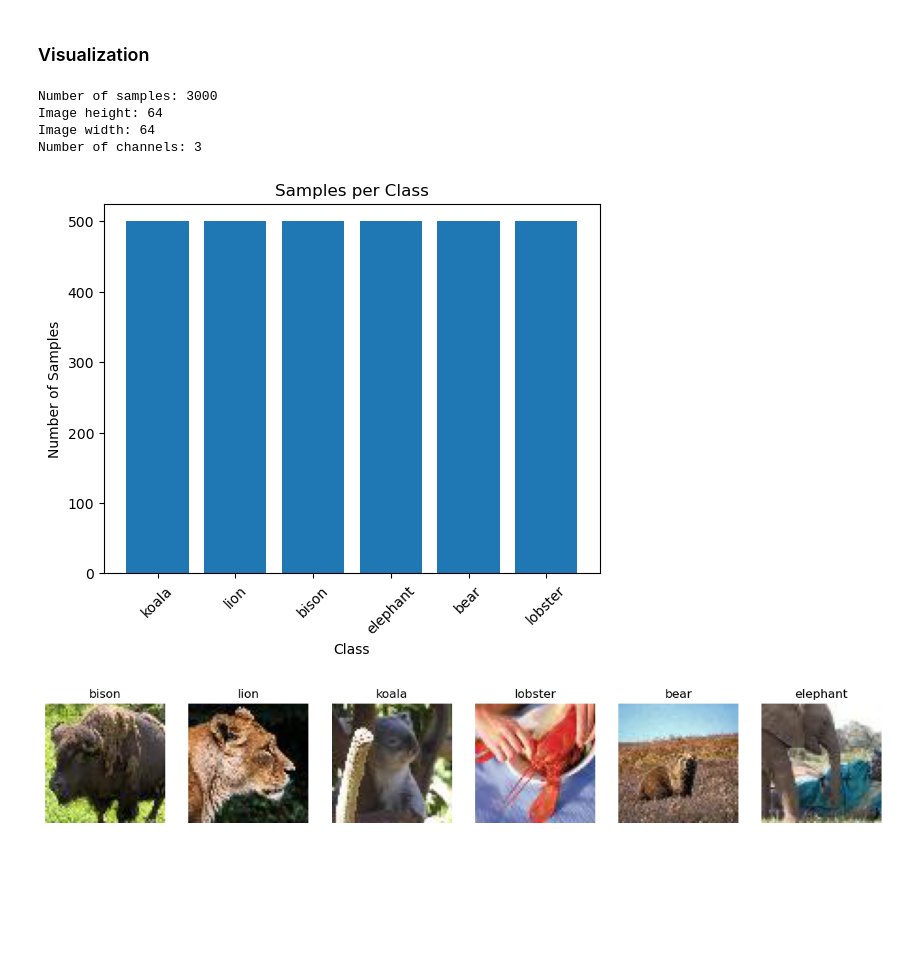
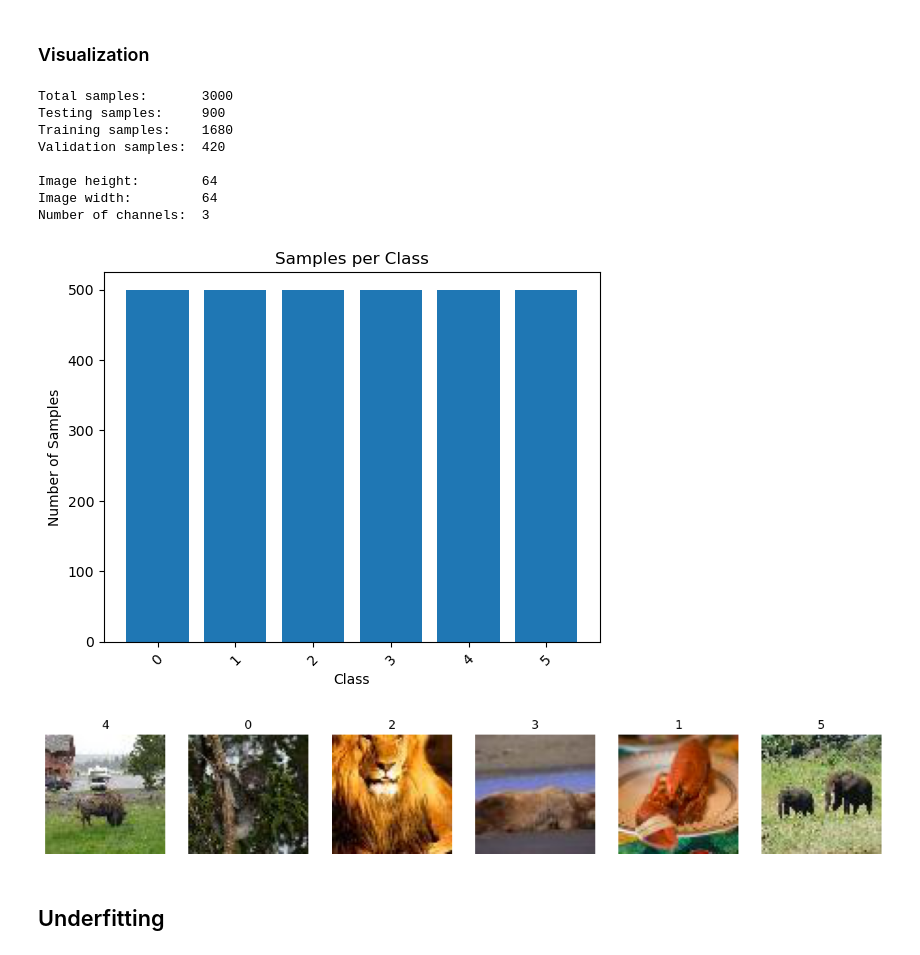
Before and after one commit to oliverdietsche/aiap-miniproj2, a Jupyter notebook: main.ipynb, the cells around one changed output. Cells and saved outputs as stored; diff of their text form; code cells hidden in the pictures; blank space fills up the shorter version.

Commit message:
WIP Underfitting

```diff
--- a/main.ipynb
+++ b/main.ipynb
@@ -32,13 +32,21 @@ with open(words_file, 'r') as f:
         line = line.strip().split('\t')
         class_labels[line[0]] = line[1]
 
+label_to_int_map = {label: i for i, label in enumerate(class_labels.values())}
+
+def label_to_int(label):
+    return label_to_int_map[label]
+
+def int_to_label(intVal):
+    return label_to_int_map.keys()[intVal]
+
 # Load images and labels
 images = []
 labels = []
 
 for folder_name in os.listdir(data_dir):
     if folder_name.startswith('n'):
-        label = class_labels[folder_name]
+        label = label_to_int(class_labels[folder_name])
         image_folder_path = os.path.join(data_dir, folder_name, "images")
         for image_name in os.listdir(image_folder_path):
             image_path = os.path.join(image_folder_path, image_name)
@@ -71,46 +79,58 @@ train_imgs, val_imgs, train_labels, val_labels = train_test_split(train_val_imgs
 ### Visualization
 # %%
 # Collect and print image stats
-(train_samples, image_height, image_width, num_channels) = images.shape
-print(f"Number of samples: {train_samples}")
-print(f"Image height: {image_height}")
-print(f"Image width: {image_width}")
-print(f"Number of channels: {num_channels}")
+(total_samples, image_height, image_width, num_channels) = images.shape
+test_samples = test_imgs.shape[0]
+train_samples = train_imgs.shape[0]
+val_samples = val_imgs.shape[0]
+print(f"Total samples:       {total_samples}")
+print(f"Testing samples:     {test_samples}")
+print(f"Training samples:    {train_samples}")
+print(f"Validation samples:  {val_samples}\n")
+print(f"Image height:        {image_height}")
+print(f"Image width:         {image_width}")
+print(f"Number of channels:  {num_channels}")
 
 # Count samples per class
 samples_per_class = {}
 for label in labels:
     samples_per_class[label] = samples_per_class.get(label, 0) + 1
 
 # Determine if dataset is balanced
 class_labels = list(samples_per_class.keys())
 class_counts = list(samples_per_class.values())
 plt.bar(class_labels, class_counts)
 plt.title('Samples per Class')
 plt.xlabel('Class')
 plt.ylabel('Number of Samples')
 plt.xticks(rotation=45)
 plt.show()
 
 # Plot sample image for every class
 num_samples_to_plot = 6
 classes_to_plot = np.random.choice(list(samples_per_class.keys()), num_samples_to_plot, replace=False)
 
 fig, axs = plt.subplots(1, num_samples_to_plot, figsize=(15, 3))
 
 for i, class_label in enumerate(classes_to_plot):
     class_indices = np.where(labels == class_label)[0]
     sample_index = np.random.choice(class_indices)
     sample_image = images[sample_index]
     axs[i].imshow(sample_image)
     axs[i].set_title(class_label)
     axs[i].axis('off')
 
 plt.show()
 # %% [output]
-Number of samples: 3000
-Image height: 64
-Image width: 64
-Number of channels: 3
+Total samples:       3000
+Testing samples:     900
+Training samples:    1680
+Validation samples:  420
+
+Image height:        64
+Image width:         64
+Number of channels:  3
-[figure, old version]
+[figure, new version]
-[figure, old version]
+[figure, new version]
+# %% [markdown]
+## Underfitting
```
Also changed, not shown: parts of 4 cells of this notebook, 1 other file.
